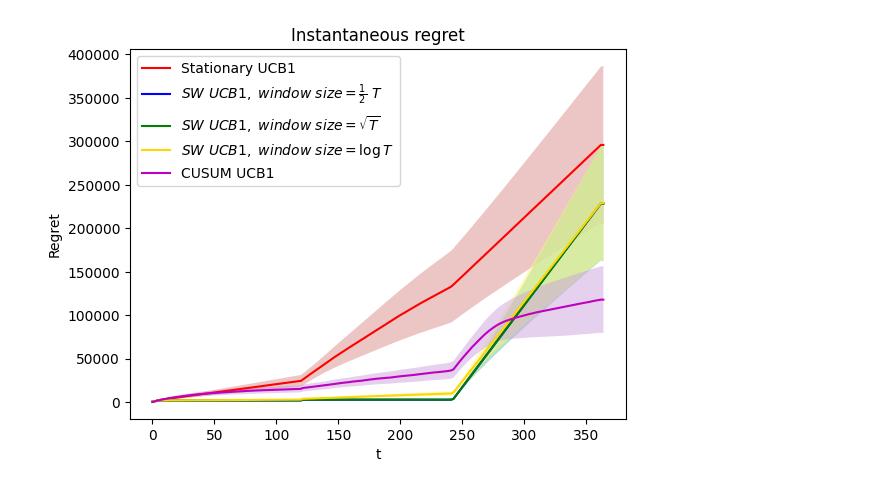
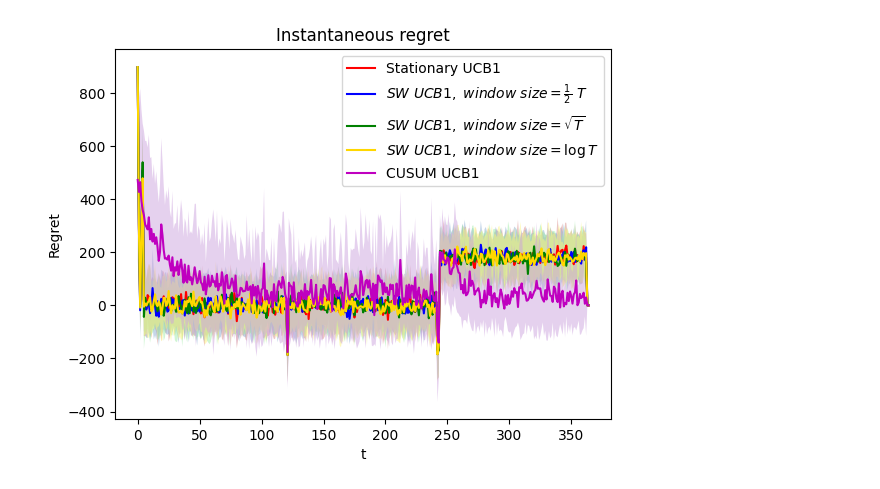
Before and after one commit to dav-G/OLA-Project, a Jupyter notebook: step5_tmp/step5.ipynb, the cells around one changed output. Cells and saved outputs as stored; diff of their text form; code cells hidden in the pictures.

```diff
--- a/step5_tmp/step5.ipynb
+++ b/step5_tmp/step5.ipynb
@@ -229,46 +247,41 @@ plt.show()
 # %%
 # %%
 # Instantaneous regret
-ucb1_instantaneous_regret = np.cumsum(ucb1_instantaneous_regret)
-swucb_w1_instantaneous_regret = np.cumsum(swucb_w1_instantaneous_regret)
-swucb_w2_instantaneous_regret = np.cumsum(swucb_w2_instantaneous_regret)
-swucb_w3_instantaneous_regret = np.cumsum(swucb_w3_instantaneous_regret)
-cducb_instantaneous_regret = np.cumsum(cducb_instantaneous_regret)
 
 plt.figure("Instantaneous regret")
 plt.title("Instantaneous regret")
 plt.xlabel('t')
 plt.ylabel('Regret')
-plt.plot(ucb1_instantaneous_regret, 'r', label=ucb1_label)
-plt.plot(swucb_w1_instantaneous_regret, 'b', label=swucb_w1_label)
-plt.plot(swucb_w2_instantaneous_regret, 'g', label=swucb_w2_label)
-plt.plot(swucb_w3_instantaneous_regret, 'gold', label=swucb_w3_label)
-plt.plot(cducb_instantaneous_regret, 'm', label=cducb_label)
+plt.plot(ucb1_regret, 'r', label=ucb1_label)
+plt.plot(swucb_w1_regret, 'b', label=swucb_w1_label)
+plt.plot(swucb_w2_regret, 'g', label=swucb_w2_label)
+plt.plot(swucb_w3_regret, 'gold', label=swucb_w3_label)
+plt.plot(cducb_regret, 'm', label=cducb_label)
 
-plt.fill_between(x, ucb1_instantaneous_regret+stducb, ucb1_instantaneous_regret-stducb,
+plt.fill_between(x, ucb1_regret+ucb1_std, ucb1_regret-ucb1_std,
     alpha=0.5, facecolor='#DA8E8B',
     linewidth=0)
 
-plt.fill_between(x, swucb_w1_instantaneous_regret+stdswucb_w1, swucb_w1_instantaneous_regret-stdswucb_w1,
+plt.fill_between(x, swucb_w1_regret+swucb_w1_std, swucb_w1_regret-swucb_w1_std,
     alpha=0.5, facecolor='#8DAFD3',
     linewidth=0)
 
-plt.fill_between(x, swucb_w2_instantaneous_regret+stdswucb_w2, swucb_w2_instantaneous_regret-stdswucb_w2,
+plt.fill_between(x, swucb_w2_regret+swucb_w2_std, swucb_w2_regret-swucb_w2_std,
     alpha=0.5, facecolor='#A1ECA7',
     linewidth=0)
 
-plt.fill_between(x, swucb_w3_instantaneous_regret+stdswucb_w3, swucb_w3_instantaneous_regret-stdswucb_w3,
+plt.fill_between(x, swucb_w3_regret+swucb_w3_std, swucb_w3_regret-swucb_w3_std,
     alpha=0.5, facecolor='#FEF580',
     linewidth=0)
 
-plt.fill_between(x, cducb_instantaneous_regret+stdcducb, cducb_instantaneous_regret-stdcducb,
+plt.fill_between(x, cducb_regret+cducb_std, cducb_regret-cducb_std,
     alpha=0.5, facecolor='#CDA4DE',
     linewidth=0)
 
 plt.legend(loc=0)
 plt.show()
 # %% [output]
-[figure, old version]
+[figure, new version]
 # %%
 # %%
 # Instantaneous reward
```
Also changed, not shown: parts of 4 cells of this notebook, 8 other files.
